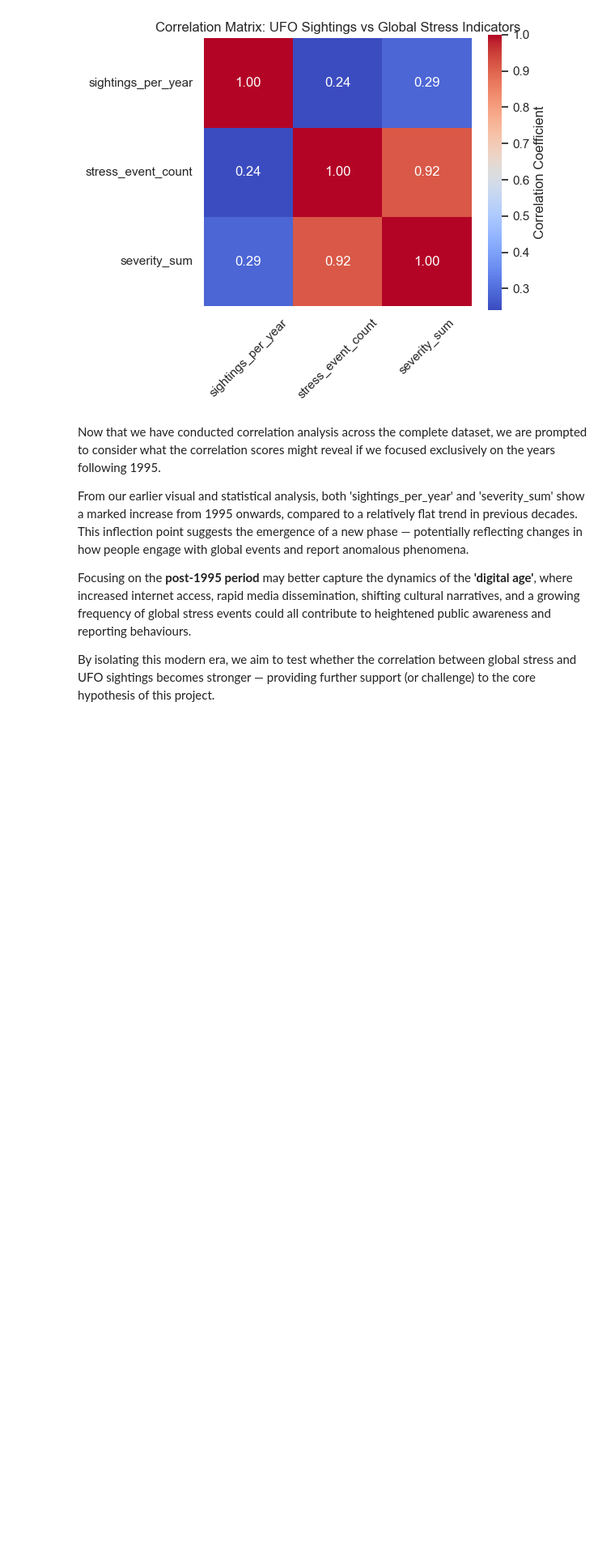
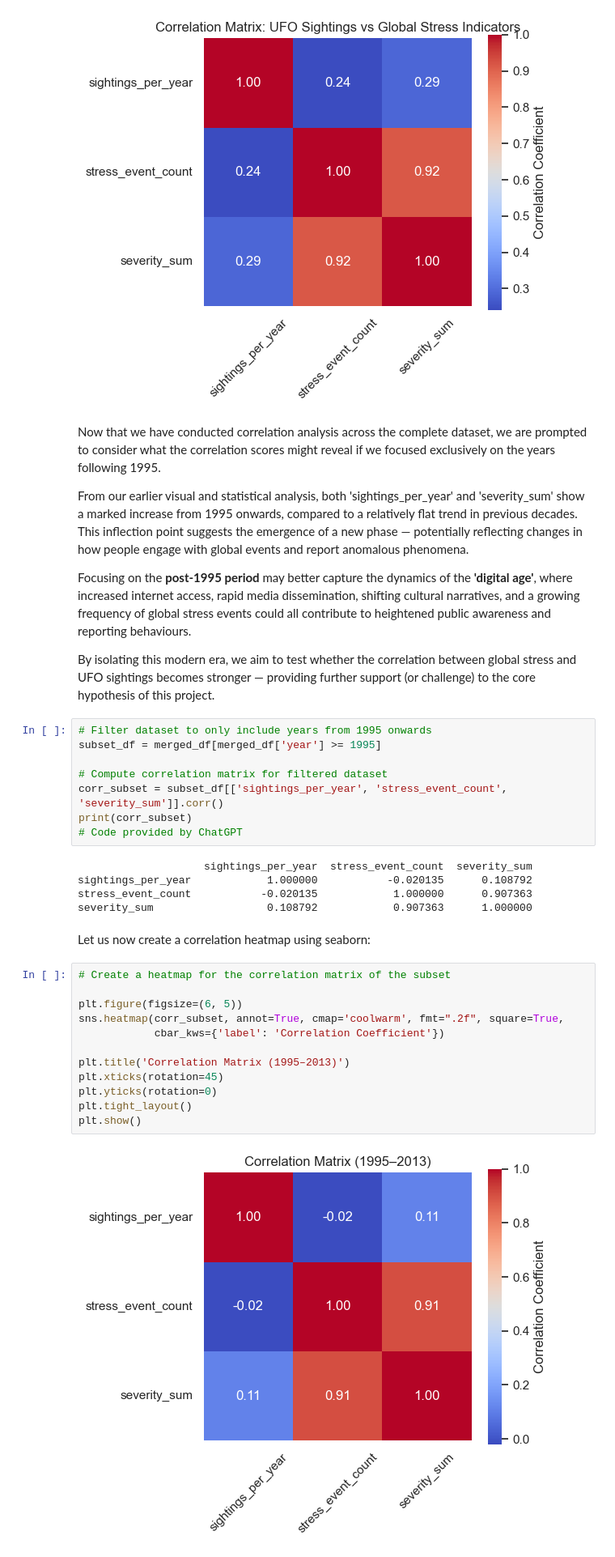
Before and after one commit to Richard-wv/stress_sighting_hypothesis, a Jupyter notebook: jupyter_notebooks/2_data_analysis.ipynb, the cells around one changed output. Shown at 81% size. Cells and saved outputs as stored; diff of their text form; blank space fills up the shorter version.

Commit message:
Add correlation matrix for 1995-2013

```diff
--- a/jupyter_notebooks/2_data_analysis.ipynb
+++ b/jupyter_notebooks/2_data_analysis.ipynb
@@ -511,3 +511,32 @@ From our earlier visual and statistical analysis, both 'sightings_per_year' and
 Focusing on the **post-1995 period** may better capture the dynamics of the **'digital age'**, where increased internet access, rapid media dissemination, shifting cultural narratives, and a growing frequency of global stress events could all contribute to heightened public awareness and reporting behaviours.
 
 By isolating this modern era, we aim to test whether the correlation between global stress and UFO sightings becomes stronger — providing further support (or challenge) to the core hypothesis of this project.
+# %%
+# Filter dataset to only include years from 1995 onwards
+subset_df = merged_df[merged_df['year'] >= 1995]
+
+# Compute correlation matrix for filtered dataset
+corr_subset = subset_df[['sightings_per_year', 'stress_event_count', 'severity_sum']].corr()
+print(corr_subset)
+# Code provided by ChatGPT
+# %% [output]
+                    sightings_per_year  stress_event_count  severity_sum
+sightings_per_year            1.000000           -0.020135      0.108792
+stress_event_count           -0.020135            1.000000      0.907363
+severity_sum                  0.108792            0.907363      1.000000
+# %% [markdown]
+Let us now create a correlation heatmap using seaborn:
+# %%
+# Create a heatmap for the correlation matrix of the subset
+
+plt.figure(figsize=(6, 5))
+sns.heatmap(corr_subset, annot=True, cmap='coolwarm', fmt=".2f", square=True,
+            cbar_kws={'label': 'Correlation Coefficient'})
+
+plt.title('Correlation Matrix (1995–2013)')
+plt.xticks(rotation=45)
+plt.yticks(rotation=0)
+plt.tight_layout()
+plt.show()
+# %% [output]
+[figure, added]
```
Also changed, not shown: parts of 1 cell of this notebook.
